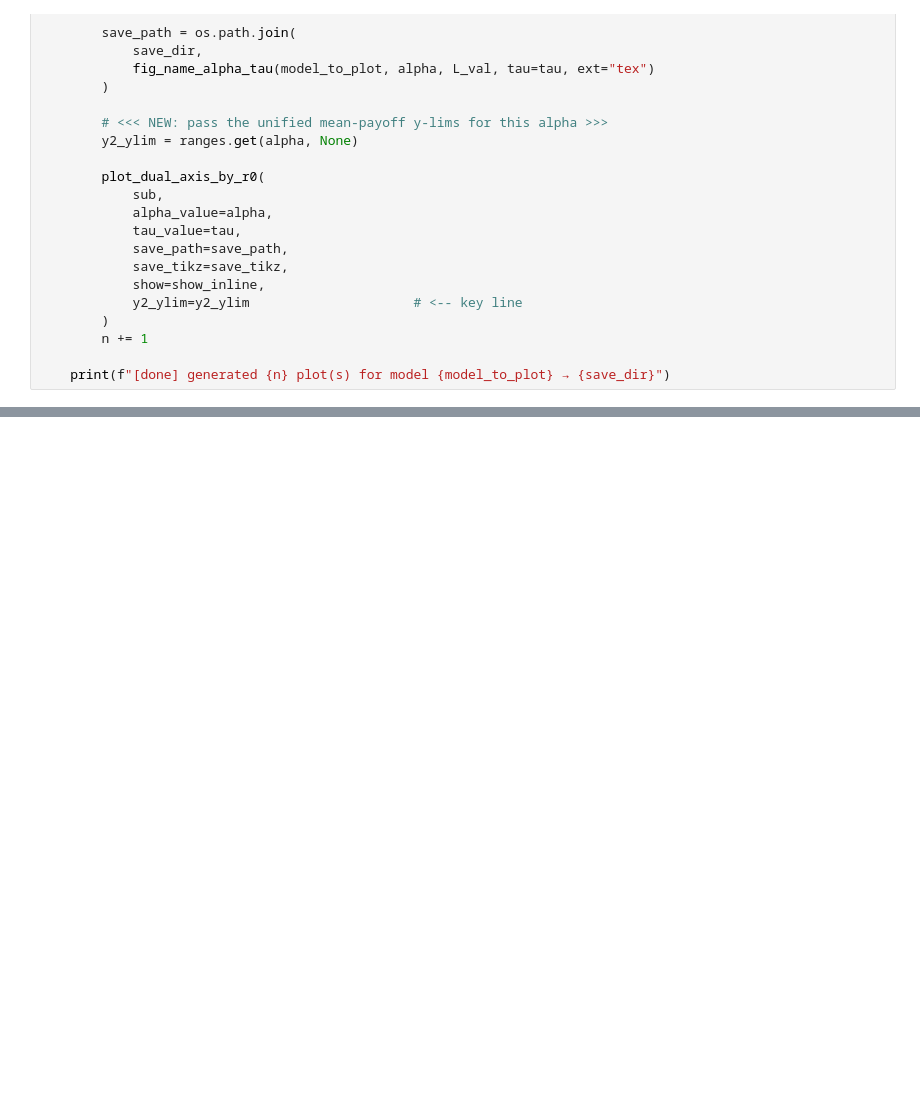
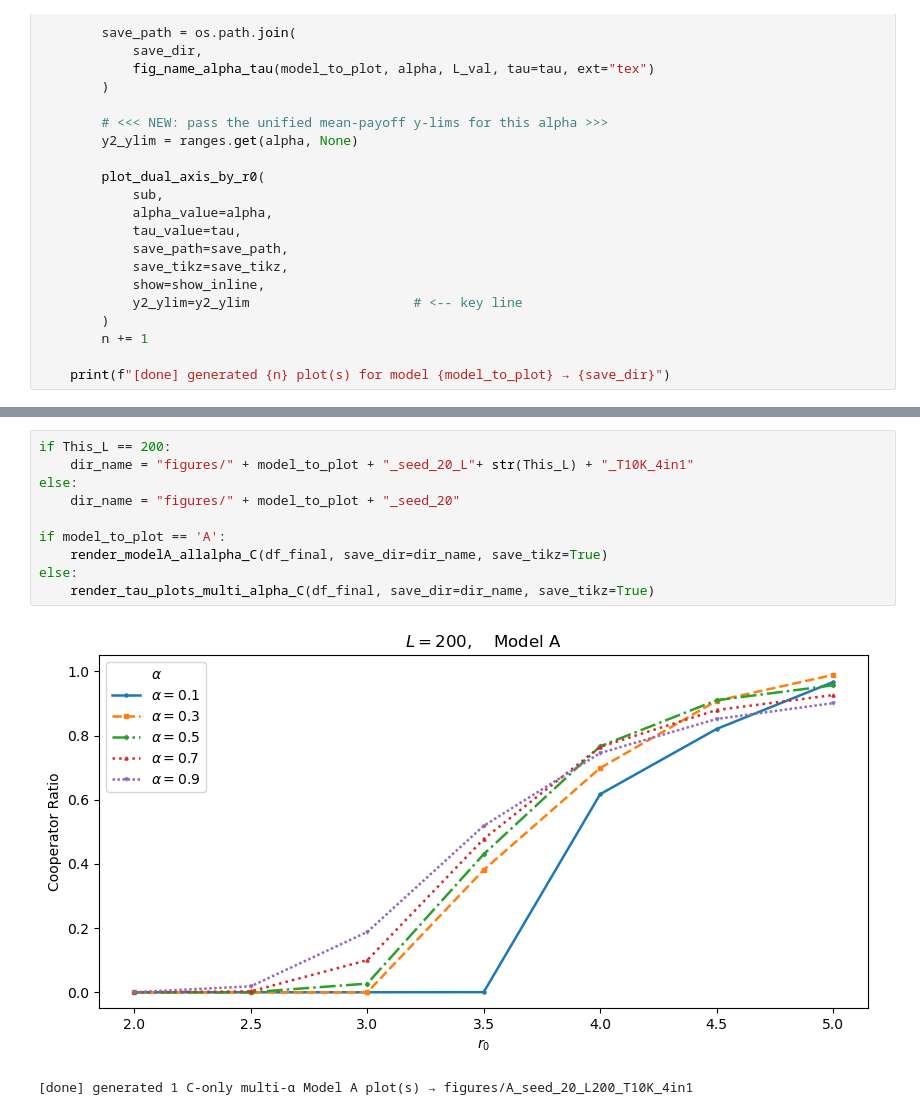
Before and after one commit to artermi/SVT_PGG, a Jupyter notebook: public_goods_visualizer.ipynb, the cells around one changed output, grey strips where cells are left out. Cells and saved outputs as stored; diff of their text form; blank space fills up the shorter version.

```diff
--- a/public_goods_visualizer.ipynb
+++ b/public_goods_visualizer.ipynb
@@ -334,0 +692,13 @@ render_alpha_plots(df_final, model_to_plot, save_dir=dir_name, save_tikz=True)
+# %%
+if This_L == 200:
+    dir_name = "figures/" + model_to_plot + "_seed_20_L"+ str(This_L) + "_T10K_4in1"
+else:
+    dir_name = "figures/" + model_to_plot + "_seed_20"
+
+if model_to_plot == 'A':
+    render_modelA_allalpha_C(df_final, save_dir=dir_name, save_tikz=True)
+else:
+    render_tau_plots_multi_alpha_C(df_final, save_dir=dir_name, save_tikz=True)
+# %% [output]
+[figure, added]
+[done] generated 1 C-only multi-α Model A plot(s) → figures/A_seed_20_L200_T10K_4in1
```
Also changed, not shown: parts of 4 cells of this notebook, 1 other file.
